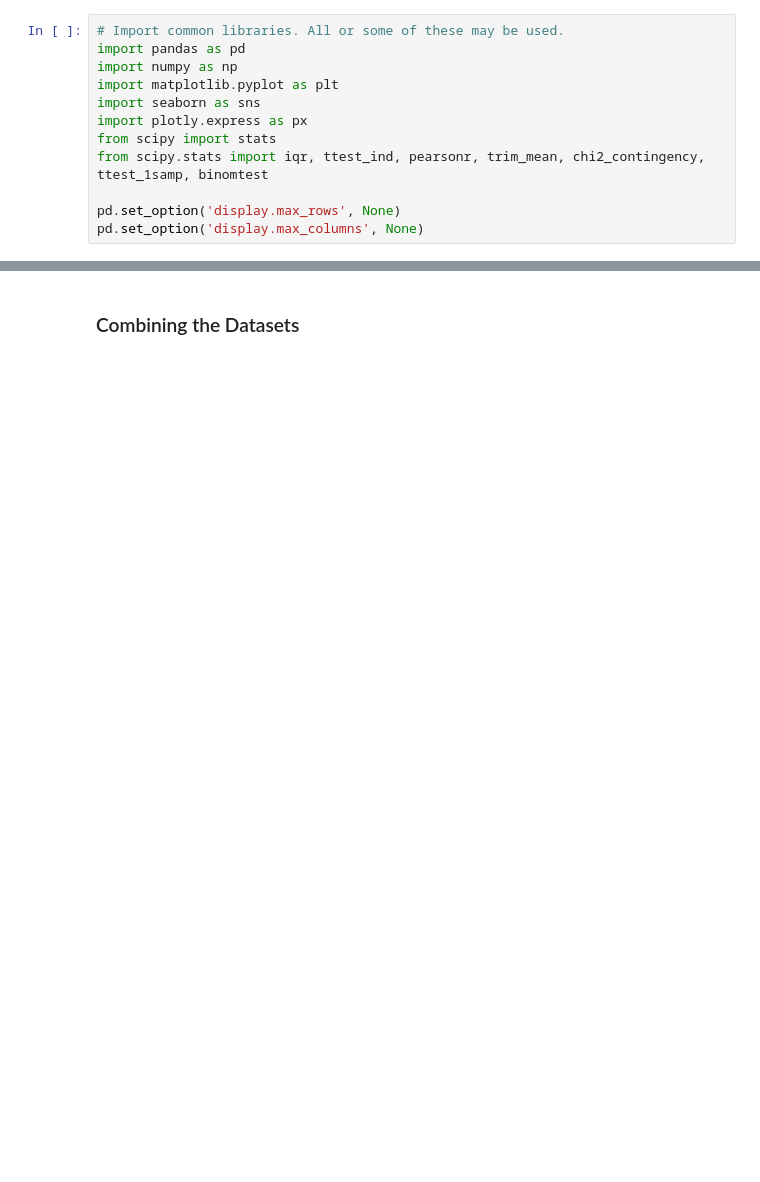
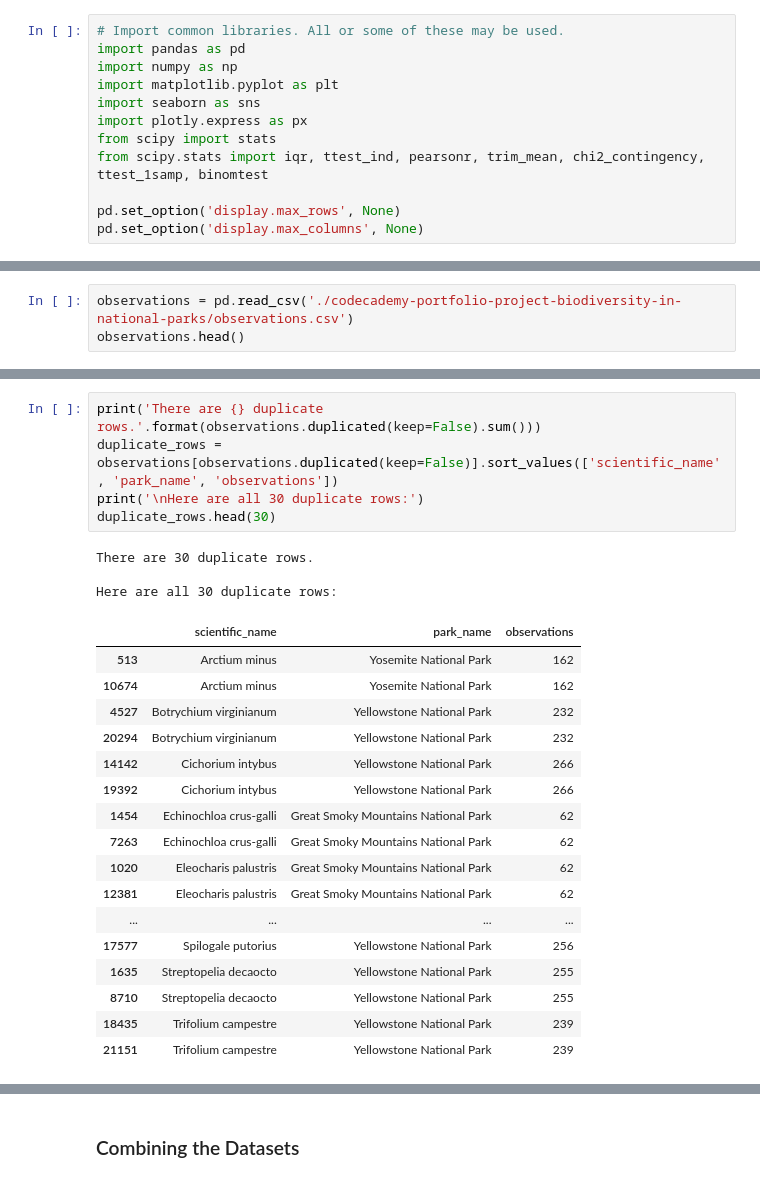
Before and after one commit to adamlaviguer/codecademy, a Jupyter notebook: codecademy-portfolio-project-biodiversity-in-national-parks/biodiversity.ipynb, the cells around one changed output, grey strips where cells are left out. Cells and saved outputs as stored; diff of their text form; blank space fills up the shorter version.

```diff
--- a/codecademy-portfolio-project-biodiversity-in-national-parks/biodiversity.ipynb
+++ b/codecademy-portfolio-project-biodiversity-in-national-parks/biodiversity.ipynb
@@ -47,0 +101,3 @@ pd.set_option('display.max_columns', None)
+# %%
+observations = pd.read_csv('./codecademy-portfolio-project-biodiversity-in-national-parks/observations.csv')
+observations.head()
@@ -103,0 +296,26 @@ freq              4470               3                   7                 161
+# %%
+print('There are {} duplicate rows.'.format(observations.duplicated(keep=False).sum()))
+duplicate_rows = observations[observations.duplicated(keep=False)].sort_values(['scientific_name', 'park_name', 'observations'])
+print('\nHere are all 30 duplicate rows:')
+duplicate_rows.head(30)
+# %% [output]
+There are 30 duplicate rows.
+
+Here are all 30 duplicate rows:
+|  | scientific_name | park_name | observations |
+| 513 | Arctium minus | Yosemite National Park | 162 |
+| 10674 | Arctium minus | Yosemite National Park | 162 |
+| 4527 | Botrychium virginianum | Yellowstone National Park | 232 |
+| 20294 | Botrychium virginianum | Yellowstone National Park | 232 |
+| 14142 | Cichorium intybus | Yellowstone National Park | 266 |
+| 19392 | Cichorium intybus | Yellowstone National Park | 266 |
+| 1454 | Echinochloa crus-galli | Great Smoky Mountains National Park | 62 |
+| 7263 | Echinochloa crus-galli | Great Smoky Mountains National Park | 62 |
+| 1020 | Eleocharis palustris | Great Smoky Mountains National Park | 62 |
+| 12381 | Eleocharis palustris | Great Smoky Mountains National Park | 62 |
+| ... | ... | ... | ... |
+| 17577 | Spilogale putorius | Yellowstone National Park | 256 |
+| 1635 | Streptopelia decaocto | Yellowstone National Park | 255 |
+| 8710 | Streptopelia decaocto | Yellowstone National Park | 255 |
+| 18435 | Trifolium campestre | Yellowstone National Park | 239 |
+| 21151 | Trifolium campestre | Yellowstone National Park | 239 |
```
Also changed, not shown: parts of 62 cells of this notebook, 2 other files.
